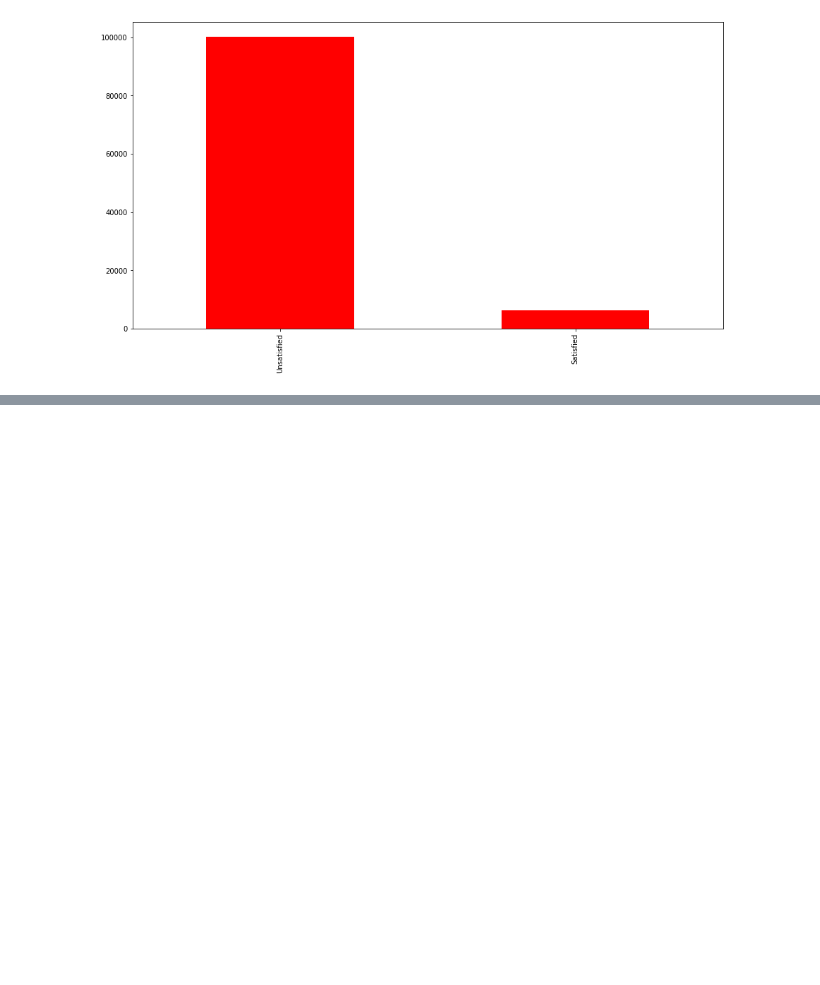
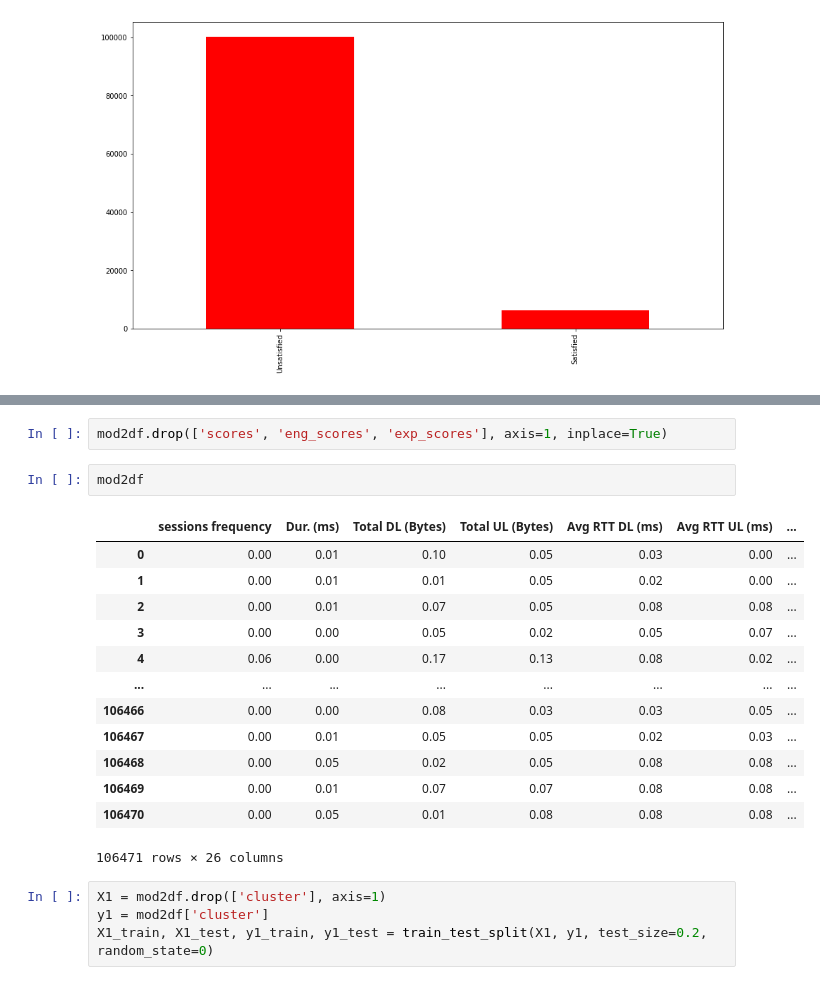
Before and after one commit to Josias-Ounsinli/Week-1-Project, a Jupyter notebook: notebooks/Satisfaction Analysis.ipynb, the cells around one changed output, grey strips where cells are left out. Drawn from its saved outputs; the diff is of its cells as text; blank space fills up the shorter version.

```diff
--- a/notebooks/Satisfaction Analysis.ipynb
+++ b/notebooks/Satisfaction Analysis.ipynb
@@ -639,0 +659,22 @@ plt.savefig('satisfaction classes.png')
+# %%
+mod2df.drop(['scores', 'eng_scores', 'exp_scores'], axis=1, inplace=True)
+# %%
+mod2df
+# %% [output]
+|  | sessions frequency | Dur. (ms) | Total DL (Bytes) | Total UL (Bytes) | Avg RTT DL (ms) | Avg RTT UL (ms) | ... |
+| 0 | 0.00 | 0.01 | 0.10 | 0.05 | 0.03 | 0.00 | ... |
+| 1 | 0.00 | 0.01 | 0.01 | 0.05 | 0.02 | 0.00 | ... |
+| 2 | 0.00 | 0.01 | 0.07 | 0.05 | 0.08 | 0.08 | ... |
+| 3 | 0.00 | 0.00 | 0.05 | 0.02 | 0.05 | 0.07 | ... |
+| 4 | 0.06 | 0.00 | 0.17 | 0.13 | 0.08 | 0.02 | ... |
+| ... | ... | ... | ... | ... | ... | ... | ... |
+| 106466 | 0.00 | 0.00 | 0.08 | 0.03 | 0.03 | 0.05 | ... |
+| 106467 | 0.00 | 0.01 | 0.05 | 0.05 | 0.02 | 0.03 | ... |
+| 106468 | 0.00 | 0.05 | 0.02 | 0.05 | 0.08 | 0.08 | ... |
+| 106469 | 0.00 | 0.01 | 0.07 | 0.07 | 0.08 | 0.08 | ... |
+| 106470 | 0.00 | 0.05 | 0.01 | 0.08 | 0.08 | 0.08 | ... |
+106471 rows × 26 columns
+# %%
+X1 = mod2df.drop(['cluster'], axis=1)
+y1 = mod2df['cluster']
+X1_train, X1_test, y1_train, y1_test = train_test_split(X1, y1, test_size=0.2, random_state=0)
```
Also changed, not shown: parts of 21 cells of this notebook, 6 other files.
